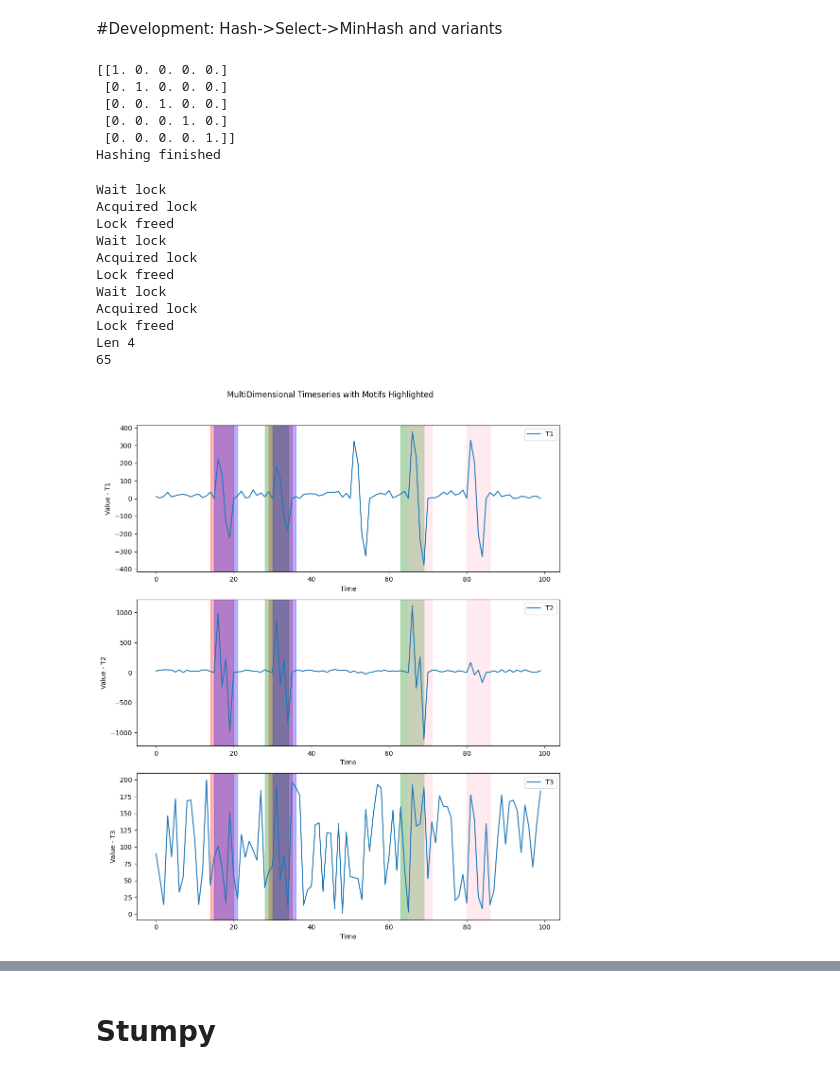
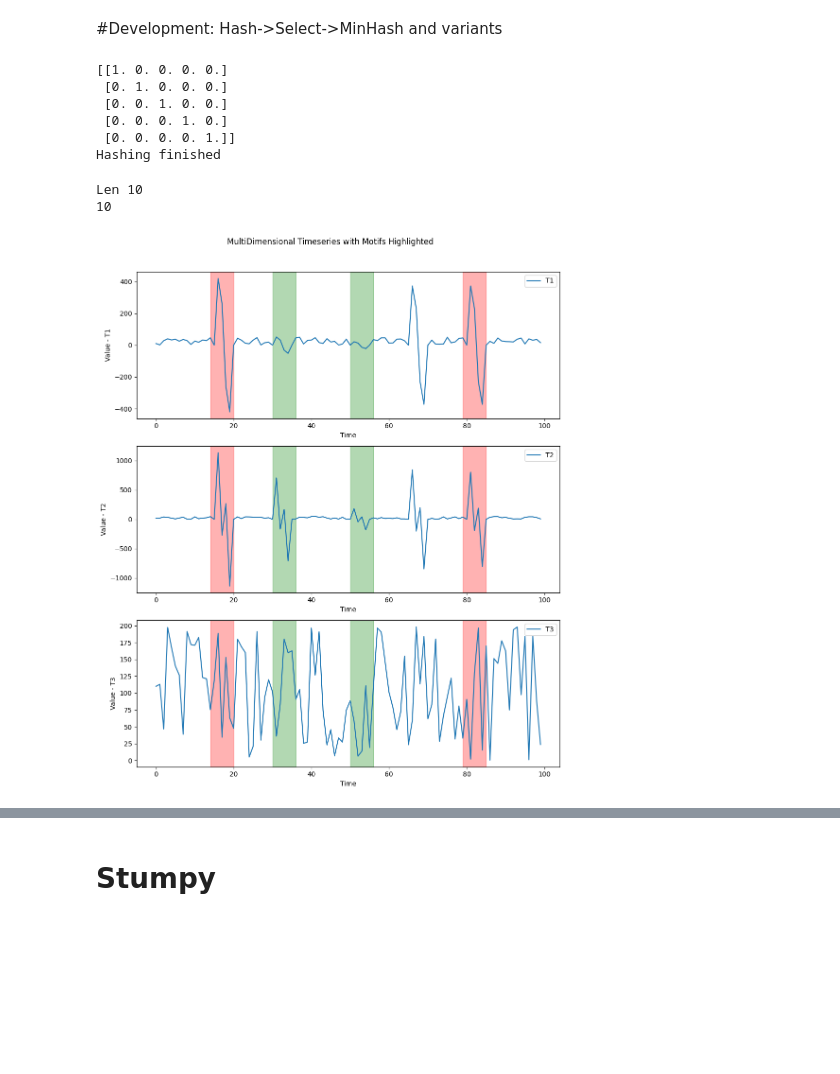
Before and after one commit to aidaLabDEI/LEIT-motifs, a Jupyter notebook: Motif_Discovery.ipynb, the cells around one changed output, grey strips where cells are left out. Cells and saved outputs as stored; diff of their text form; code cells hidden in the pictures; blank space fills up the shorter version.

```diff
--- a/Motif_Discovery.ipynb
+++ b/Motif_Discovery.ipynb
@@ -82,7 +82,7 @@ def z_normalized_euclidean_distance(ts1, ts2, indices, mean_ts1, std_ts1, mean_t
 
 def minhash_signature(data, minhasher_seed, perm=64):
     minhasher = MinHash(num_perm=perm, seed=minhasher_seed)
-    minhasher.update(np.ascontiguousarray(data))
+    minhasher.update_batch(np.ascontiguousarray(data))
 
     return minhasher.copy()
 
@@ -630,48 +637,39 @@ for i, subsequence1 in enumerate(norm):
 print(jaccard_sim)
 
 # Find motifs
-motifs, dist_comp = pmotif_find3(timeseries_3d, window_size, projection_iter, k, 2, 4, lsh_threshold, 3, 32)
+motifs, dist_comp = pmotif_find2(timeseries_3d, window_size, projection_iter, k, 2, 8, lsh_threshold, 13, 32)
 motifs = motifs.queue
 print(dist_comp)
 # Plot the original time series and highlight the motifs, find the motifs in all the time series
 df = pd.DataFrame(timeseries_3d, columns=['T1', 'T2', 'T3'])
 
 # Plot 3 subplots, one for each dimension
 fig, axs = plt.subplots(3, 1, figsize=(10, 12))
 colors = ["red", "green", "blue", "pink", "cyan", "yellow", "orange", "gray", "purple"]
 for i, dimension in enumerate(['T1', 'T2', 'T3']):
     axs[i].plot(df[dimension], label=dimension)
     axs[i].set_xlabel("Time")
     axs[i].set_ylabel(f"Value - {dimension}")
     axs[i].legend()
 
     for idx, motif in enumerate(motifs):
         # Highlight the motifs in all dimensions
         for m in motif[1][1]:
             axs[i].axvspan(m, m + window_size, color=colors[idx], alpha=0.3)
 
 plt.suptitle("MultiDimensional Timeseries with Motifs Highlighted")
 plt.tight_layout(rect=[0, 0, 1, 0.96])
 plt.show()
 # %% [output]
 [[1. 0. 0. 0. 0.]
  [0. 1. 0. 0. 0.]
  [0. 0. 1. 0. 0.]
  [0. 0. 0. 1. 0.]
  [0. 0. 0. 0. 1.]]
 Hashing finished
-Wait lock
-Acquired lock
-Lock freed
-Wait lock
-Acquired lock
-Lock freed
-Wait lock
-Acquired lock
-Lock freed
-Len 4
-65
+Len 10
+10
-[figure, old version]
+[figure, new version]
 # %%
 #@title Example 2 - Priority
 import cProfile
```
Also changed, not shown: parts of 3 cells of this notebook.
